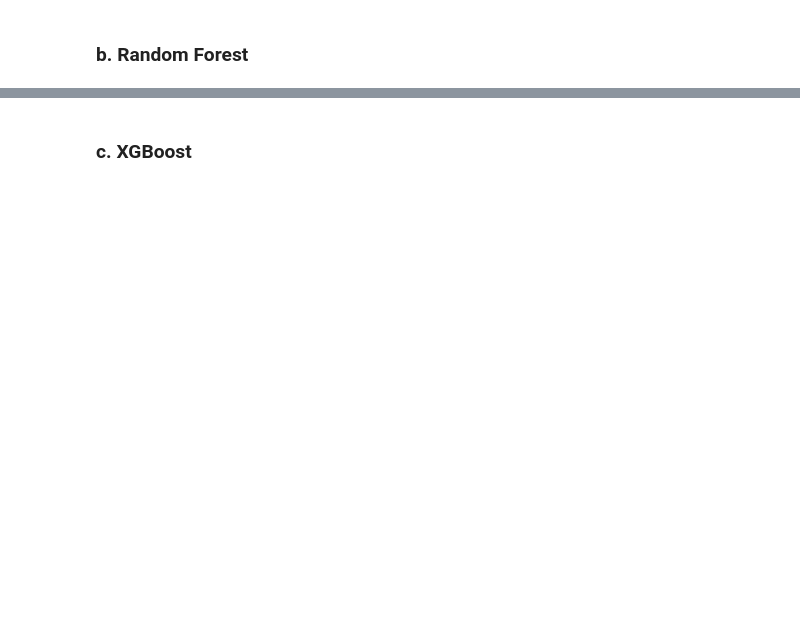
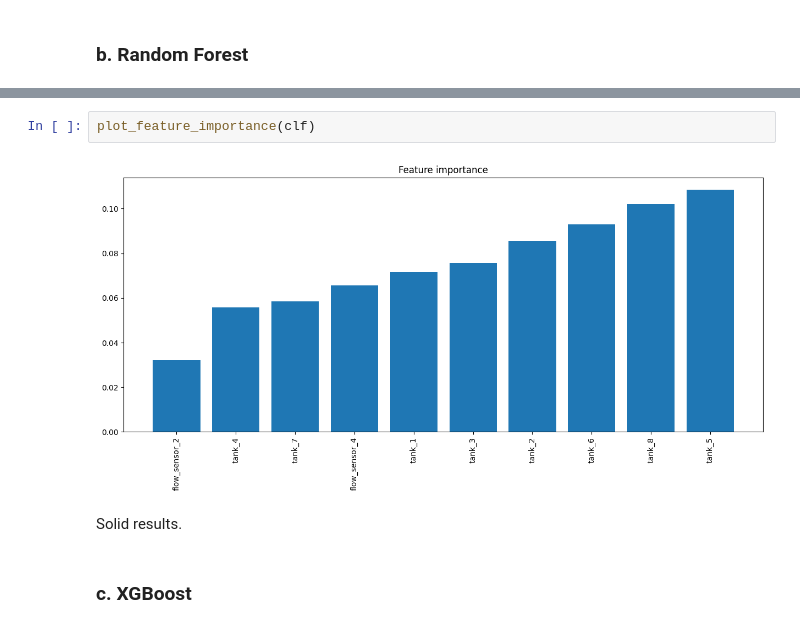
Before and after one commit to theo88400/ML-SECU2024, a Jupyter notebook: src/data_exploration/physical.ipynb, the cells around one changed output, grey strips where cells are left out. Saved outputs shown, nothing was run; the diff lists cells and outputs as text; blank space fills up the shorter version.

```diff
--- a/src/data_exploration/physical.ipynb
+++ b/src/data_exploration/physical.ipynb
@@ -931,3 +1006,9 @@ Random Forest has trouble with the multiclass classification.
+# %%
+plot_feature_importance(clf)
+# %% [output]
+[figure, added]
+# %% [markdown]
+Solid results.
 # %% [markdown]
 ### c. XGBoost
 # %%
```
Also changed, not shown: parts of 40 cells of this notebook.
